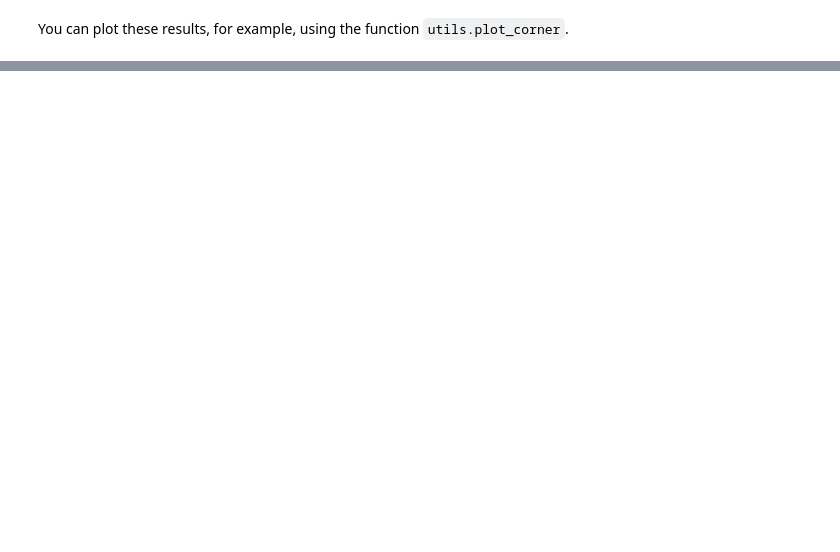
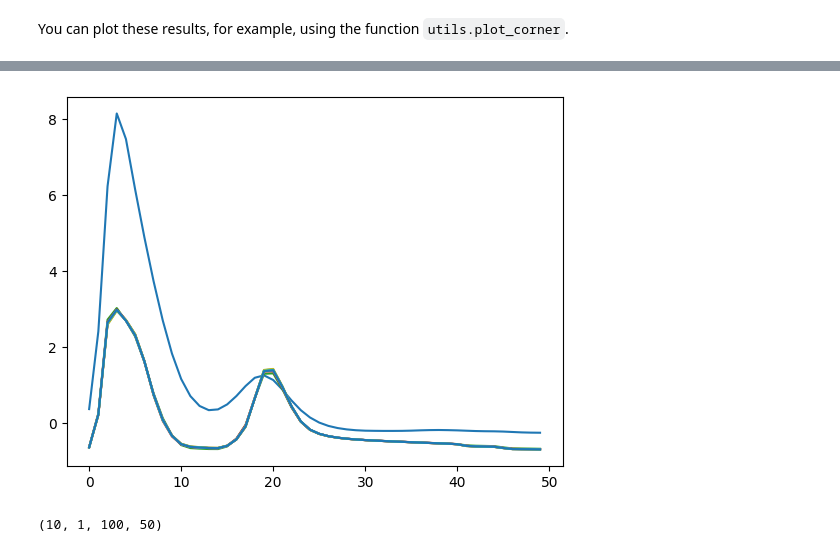
Before and after one commit to dust-busters/DBNets, a Jupyter notebook: examples/example_of_application_dbnets2.ipynb, the cells around one changed output, grey strips where cells are left out. Saved outputs shown, nothing was run; the diff lists cells and outputs as text; code cells hidden in the pictures; blank space fills up the shorter version.

```diff
--- a/examples/example_of_application_dbnets2.ipynb
+++ b/examples/example_of_application_dbnets2.ipynb
@@ -106,0 +126,11 @@ utils.plot_corner(samples[0],name='mwc480', savepath='corner.pdf', image = depro
+# %%
+plt.plot(polar_input_data[0].mean(axis=0))
+
+for i in range(10):
+    plt.plot(interp_data[i,0].mean(axis=0))
+# %% [output]
+[figure, added]
+# %%
+interp_data.shape
+# %% [output]
+(10, 1, 100, 50)
```
Also changed, not shown: parts of 9 cells of this notebook, 1 other file.
